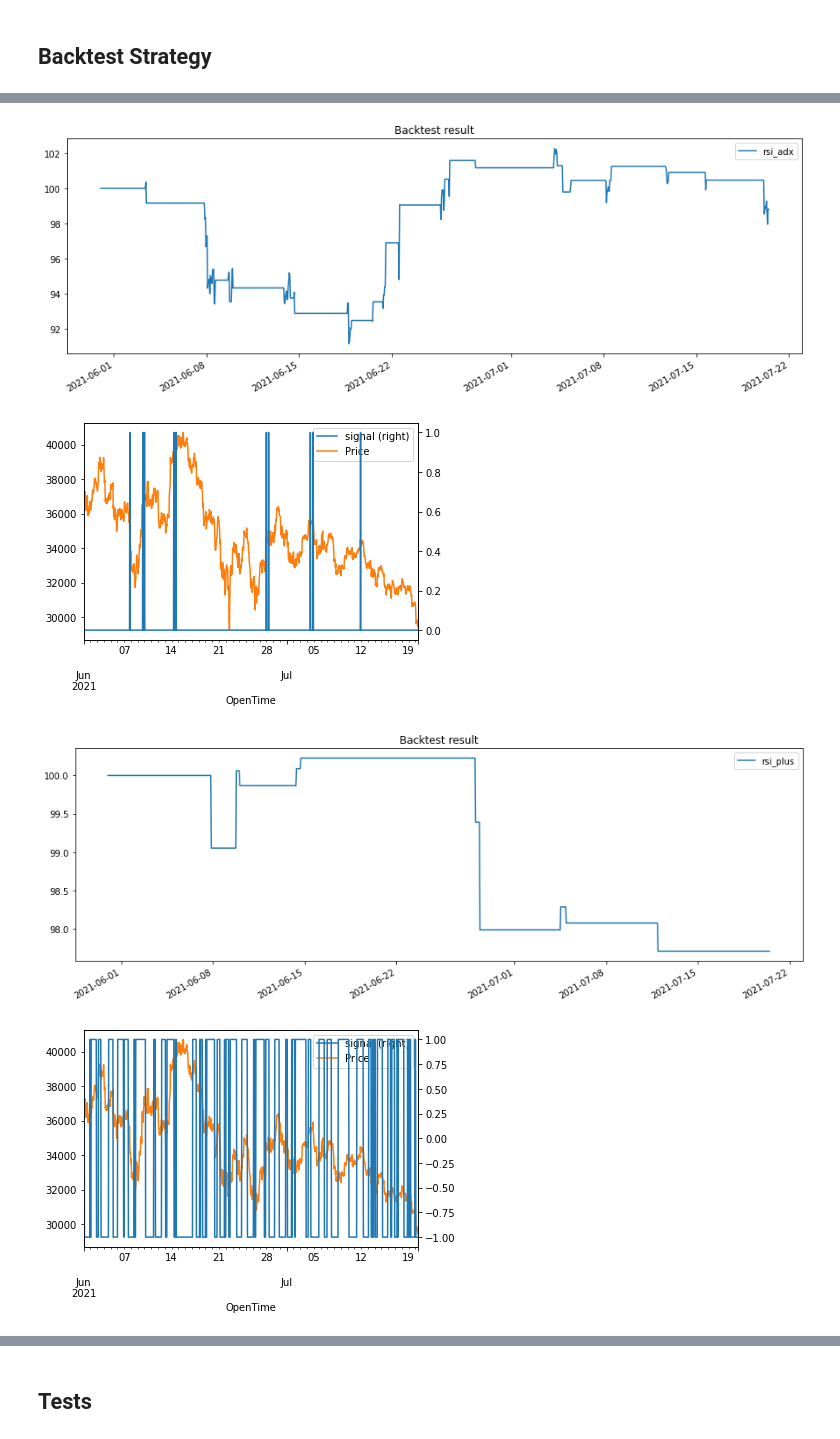
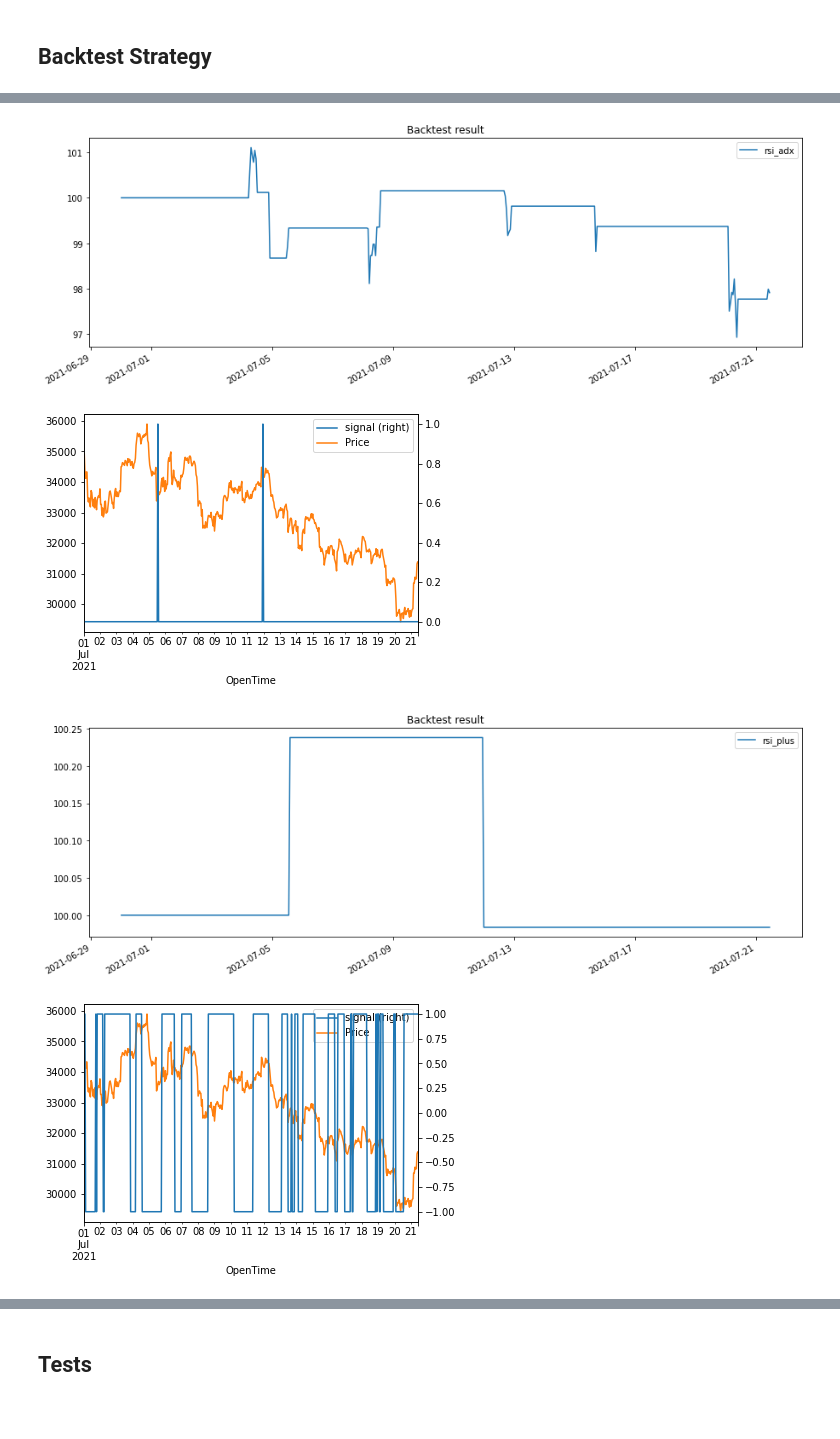
Before and after one commit to evandroagnes/cryptocurrencies-trading, a Jupyter notebook: cryptocurrencies_analysis.ipynb, the cells around one changed output, grey strips where cells are left out. Cells and saved outputs as stored; diff of their text form; code cells hidden in the pictures; blank space fills up the shorter version.

```diff
--- a/cryptocurrencies_analysis.ipynb
+++ b/cryptocurrencies_analysis.ipynb
@@ -162,7 +166,7 @@ data['UpperBBand'], data['MidiBBand'], data['LowerBBand'] = bbands(data.ClosePri
 #data.to_csv(filename)
 # %%
 #limit data to plot
-data = data['2021-6-1':]
+data = data['2021-7-1':]
 # %%
 from technical_indicator_utils import fibonacci_retracement_levels
 
@@ -302,7 +315,7 @@ bt_result = bt.run(bt_rsi_adx)
 bt_result.plot(title='Backtest result')
 plt.show()
 # %% [output]
-[figure, old version]
+[figure, new version]
 # %%
 from backtest_utils import get_rsi_plus_signal, signal_strategy
 
@@ -314,7 +327,7 @@ combined_df.columns = ['signal', 'Price']
 combined_df.plot(secondary_y=['signal'])
 plt.show()
 # %% [output]
-[figure, old version]
+[figure, new version]
 # %%
 bt_rsi_plus = signal_strategy(price_data.copy(), signal, 'rsi_plus')
 
@@ -323,19 +336,19 @@ bt_result = bt.run(bt_rsi_plus)
 bt_result.plot(title='Backtest result')
 plt.show()
 # %% [output]
-[figure, old version]
+[figure, new version]
 # %%
 from backtest_utils import get_macd_signal, signal_strategy
 
-signal = get_macd_signal(data[['signal']].copy(), data[['MACD']].copy())
+signal = get_macd_signal(data[['MACDSignal']].copy(), data[['MACD']].copy())
 
 # Merge the data
 combined_df = bt.merge(signal, price_data)
 combined_df.columns = ['signal', 'Price']
 combined_df.plot(secondary_y=['signal'])
 plt.show()
 # %% [output]
-[figure, old version]
+[figure, new version]
 # %%
 bt_macd = signal_strategy(price_data.copy(), signal, 'macd')
 
```
Also changed, not shown: parts of 26 cells of this notebook.
